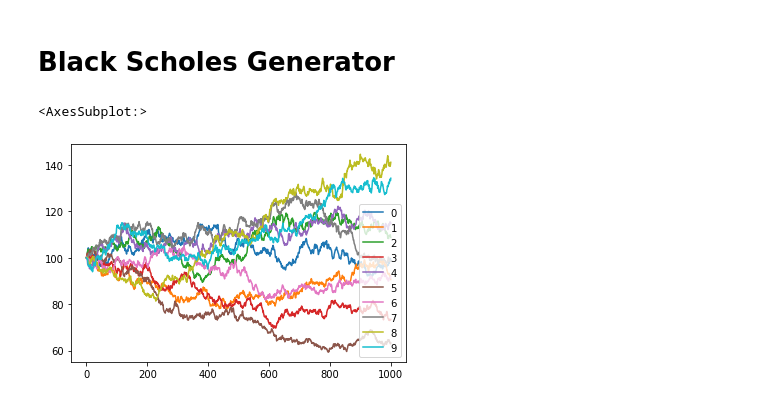
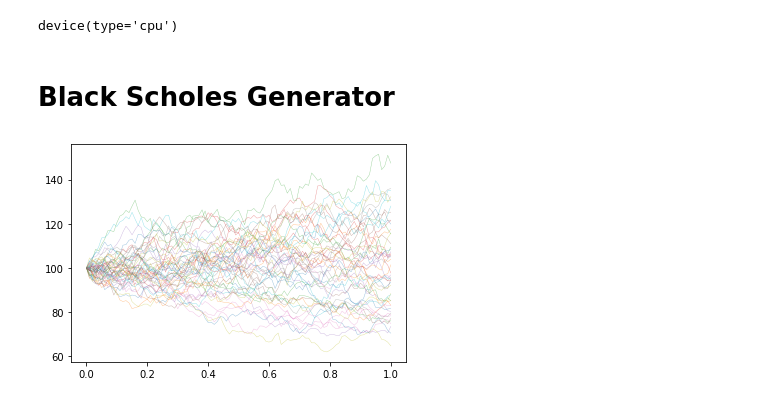
Before and after one commit to JurajZelman/deep-hedging, a Jupyter notebook: Brownian Motion Simulation.ipynb, the cells around one changed output. Cells and saved outputs as stored; diff of their text form; code cells hidden in the pictures.

```diff
--- a/Brownian Motion Simulation.ipynb
+++ b/Brownian Motion Simulation.ipynb
@@ -1,6 +1,12 @@
 # %%
 import numpy as np, matplotlib.pyplot as plt, seaborn as sns
 import pandas as pd, scipy.stats as stats
+from tqdm import tqdm
+import torch, torch.nn as nn, torch.optim as optim, torch.nn.functional as F
+device = torch.device("cuda" if torch.cuda.is_available() else "cpu")
+device
+# %% [output]
+device(type='cpu')
 # %% [markdown]
 # Black Scholes Generator
 # %%
@@ -42,12 +54,10 @@ class blackScholesGenerator:
-# %%
-blackExample = blackScholesGenerator(initialPrice = 100.0
-                                     , volatility = 0.2
-                                     , timeToExpiry = 1.0
-                                     , riskFreeRate = 0.0
-                                     , numPaths = 10
-                                     , numTradingDates = 1000).blackScholesPaths()
-
-blackExample.plot()
-# %% [output]
-<AxesSubplot:>
-[figure, removed]
+# %%
+batchSize = 50
+
+for S in bsGenerator(batchSize = batchSize):
+    pass
+for i in range(batchSize):
+       plt.plot(np.linspace(0,1,100+1), S[i,:], alpha = 0.5, linewidth = 0.4)
+plt.show()
+# %% [output]
+[figure, added]
```
Also changed, not shown: parts of 1 cell of this notebook.
